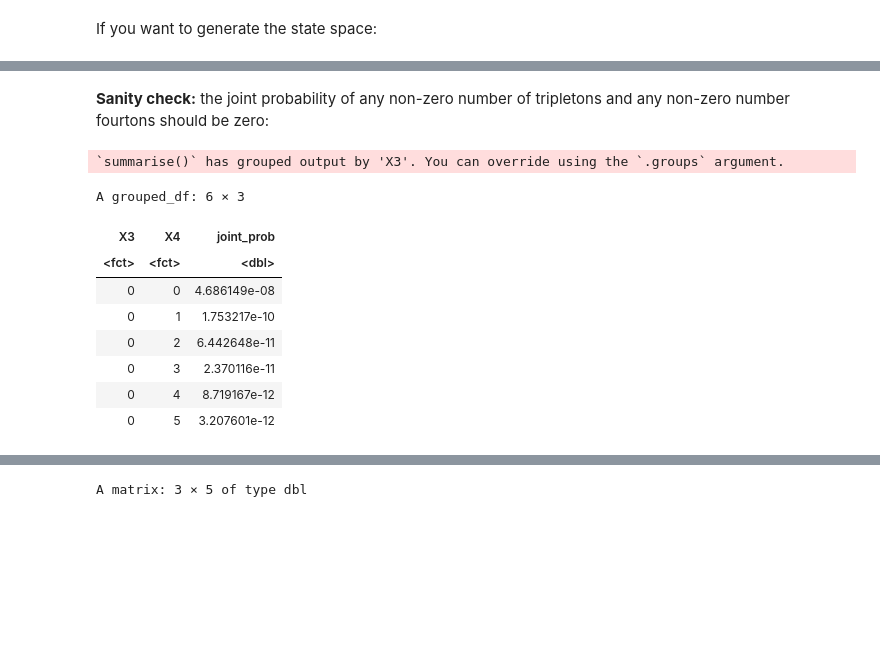
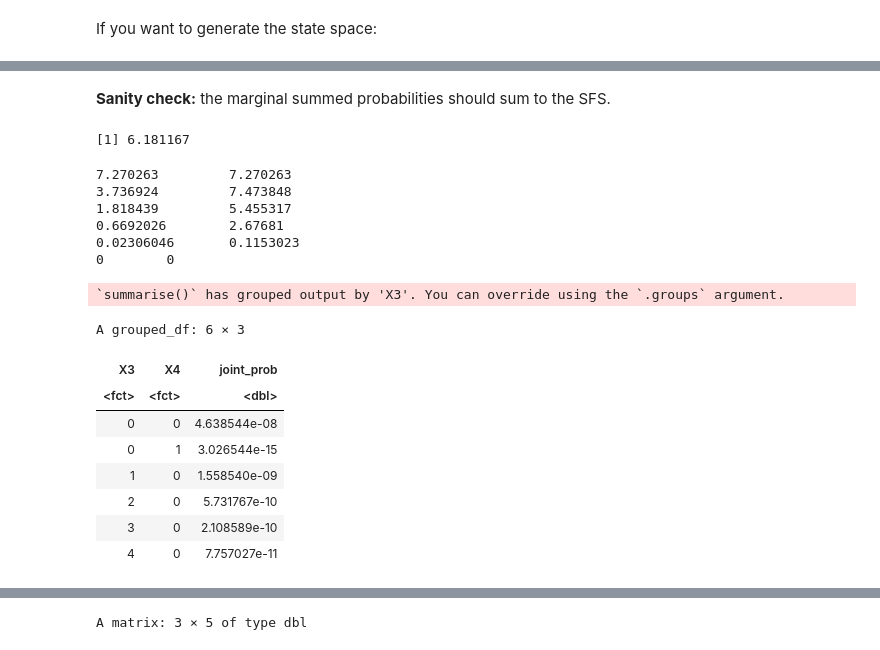
Before and after one commit to munch-group/phase-type-distributions, a Jupyter notebook: notebooks/coalescent-jointprob.ipynb, the cells around one changed output, grey strips where cells are left out. Saved outputs shown, nothing was run; the diff lists cells and outputs as text; code cells hidden in the pictures; blank space fills up the shorter version.

Commit message:
notebook on jointprob and cpp headers

```diff
--- a/notebooks/coalescent-jointprob.ipynb
+++ b/notebooks/coalescent-jointprob.ipynb
@@ -242,7 +526,8 @@ back <- function(x, base, state_length) {
 # %%
-sample_size <- 5
+sample_size <- 7
+mut_rate <- 1e-8
 graph <- standard_coalescent(sample_size)
-rewards <- make_discrete(graph, 1e-8)
+rewards <- make_discrete(graph, mut_rate)
 # rewards <- t(states(graph))
 rewards
 # %% [output]
@@ -256,5 +600,5 @@ A matrix: 6 × 19 of type dbl
 # %%
-base <- 10
+base <- 5
 multi_rewards <- apply(rewards, 2, forth, base=base)
 multi_rewards
 # %% [output]
@@ -297,9 +644,8 @@ A matrix: 6 × 19 of type dbl
 # %%
 x <- lapply(df$t, back, base=base, state_length=nrow(rewards))
-x <- lapply(x, rev)
+#x <- lapply(x, rev)
 m <- do.call(rbind, x)
 multi_df <- data.frame(m)
-multi_df[,] <- lapply(multi_df[,], as.factor)
 multi_df['prob'] = df$prob
 head(multi_df)
 # %% [output]
@@ -327,21 +673,41 @@ A data.frame: 6 × 7
 # %% [markdown]
-**Sanity check:** the joint probability of any non-zero number of tripletons and any non-zero number fourtons should be zero:
+**Sanity check:** the marginal summed probabilities should sum to the SFS.
+# %%
+sum(multi_df$prob) / mut_rate
+# %% [output]
+[1] 6.181167
+# %%
+# for (ton in c('X1', 'X2', 'X3') )
+i <- 0
+for (ton in c('X1', 'X2', 'X3', 'X4', 'X5', 'X6') ) {
+    i <- i + 1
+    mean_tons <- sum(multi_df[ton] * multi_df$prob)
+    cat(mean_tons / mut_rate, '\t', mean_tons / mut_rate * i, '\n')
+}
+# %% [output]
+7.270263         7.270263
+3.736924         7.473848
+1.818439         5.455317
+0.6692026        2.67681
+0.02306046       0.1153023
+0        0
 # %%
 # plot_df <- multi_df %>% group_by(X3, X4) %>% summarise(joint_prob = sum(prob))# %>% filter(X3 > 0 & X4 > 0)
 # head(plot_df)
 plot_df <- multi_df %>% group_by(X3, X4) %>% summarise(joint_prob = sum(prob))
+plot_df[,-ncol(plot_df)] <- lapply(plot_df[,-ncol(plot_df)], as.factor)
 head(plot_df)
 # %% [output]
 `summarise()` has grouped output by 'X3'. You can override using the `.groups` argument.
 A grouped_df: 6 × 3
 | X3 | X4 | joint_prob |
 | <fct> | <fct> | <dbl> |
-| 0 | 0 | 4.686149e-08 |
-| 0 | 1 | 1.753217e-10 |
-| 0 | 2 | 6.442648e-11 |
-| 0 | 3 | 2.370116e-11 |
-| 0 | 4 | 8.719167e-12 |
-| 0 | 5 | 3.207601e-12 |
+| 0 | 0 | 4.638544e-08 |
+| 0 | 1 | 3.026544e-15 |
+| 1 | 0 | 1.558540e-09 |
+| 2 | 0 | 5.731767e-10 |
+| 3 | 0 | 2.108589e-10 |
+| 4 | 0 | 7.757027e-11 |
 # %%
 tail(plot_df)
 # %% [output]
```
Also changed, not shown: parts of 33 cells of this notebook, 18 other files.
